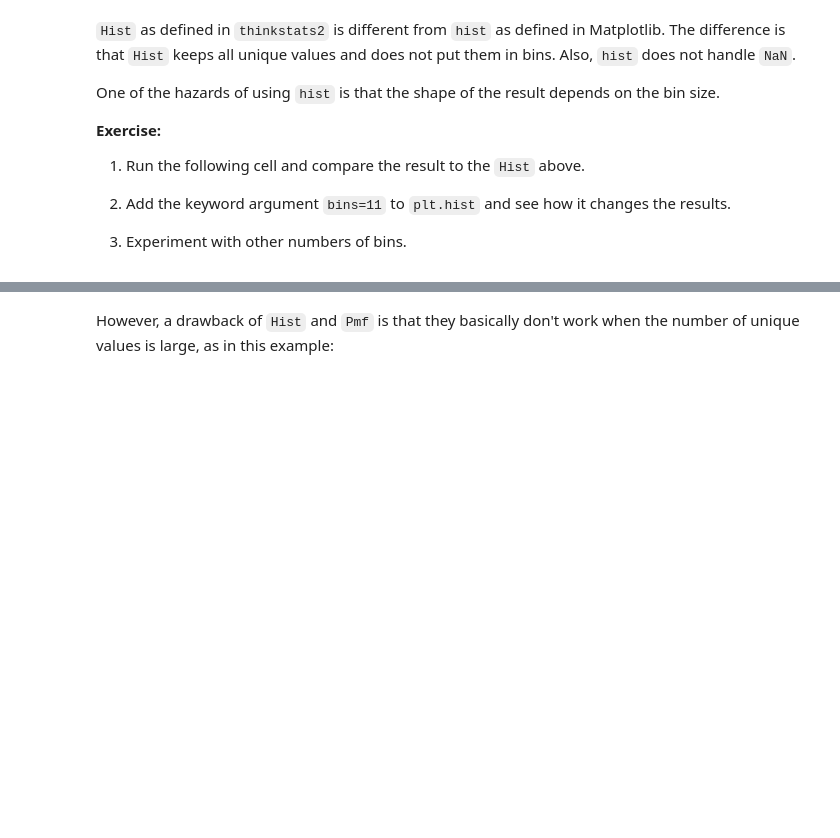
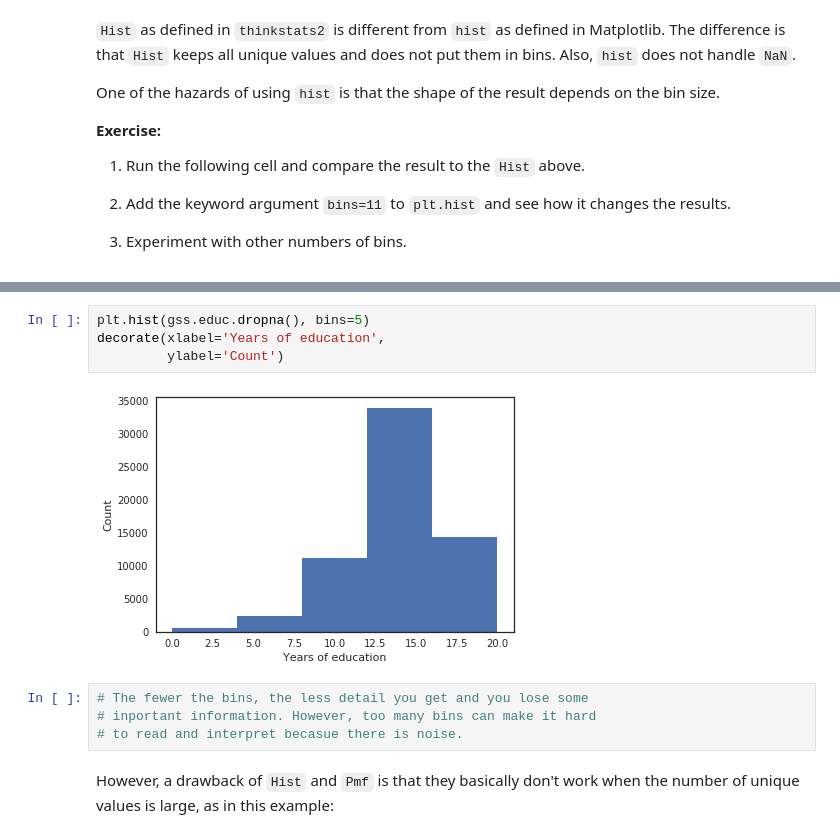
Before and after one commit to annagriffin/ThinkStats2, a Jupyter notebook: homeworks/homework01.ipynb, the cells around one changed output, grey strips where cells are left out. Drawn from its saved outputs; the diff is of its cells as text; blank space fills up the shorter version.

```diff
--- a/homeworks/homework01.ipynb
+++ b/homeworks/homework01.ipynb
@@ -362,3 +384,13 @@ decorate(xlabel='Years of education',
+# %%
+plt.hist(gss.educ.dropna(), bins=5)
+decorate(xlabel='Years of education',
+         ylabel='Count')
+# %% [output]
+[figure, added]
+# %%
+# The fewer the bins, the less detail you get and you lose some
+# inportant information. However, too many bins can make it hard
+# to read and interpret becasue there is noise.
 # %% [markdown]
 However, a drawback of `Hist` and `Pmf` is that they basically don't work when the number of unique values is large, as in this example:
 # %%
```
Also changed, not shown: parts of 53 cells of this notebook.
